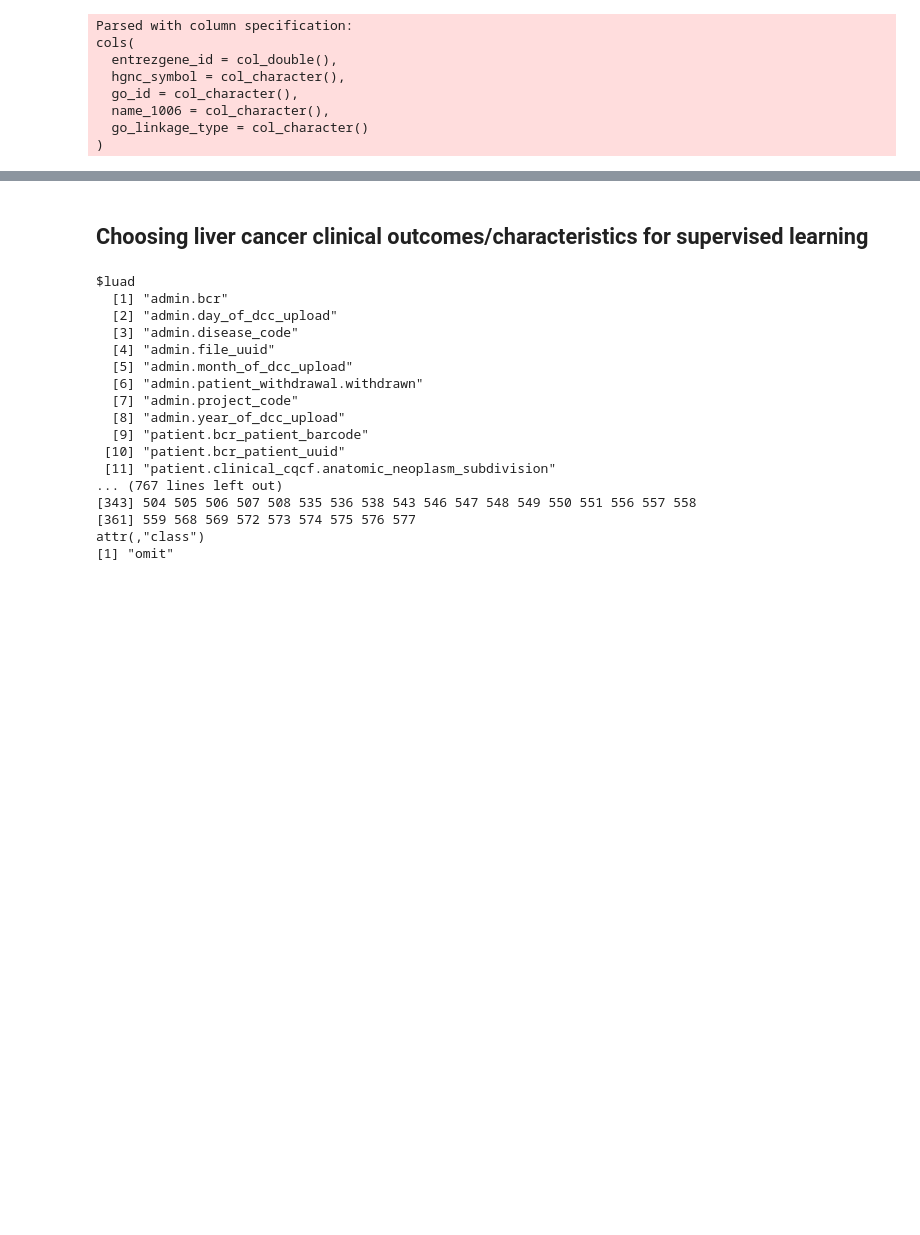
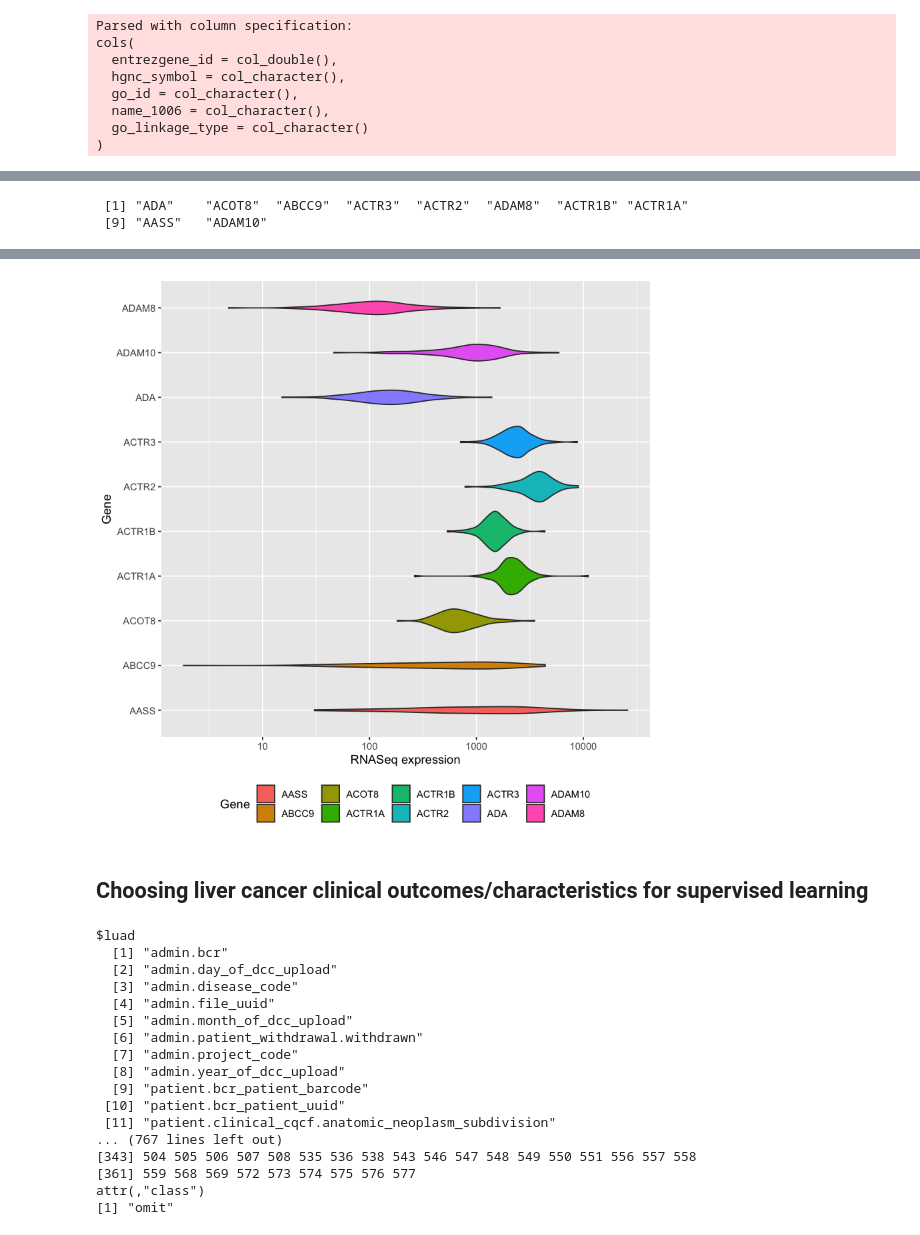
Before and after one commit to sohilsshah91/hacknights, a Jupyter notebook: EDA_TCGA_Liver_Cancer_ngiangre.ipynb, the cells around one changed output, grey strips where cells are left out. Cells and saved outputs as stored; diff of their text form; code cells hidden in the pictures; blank space fills up the shorter version.

```diff
--- a/EDA_TCGA_Liver_Cancer_ngiangre.ipynb
+++ b/EDA_TCGA_Liver_Cancer_ngiangre.ipynb
@@ -467,0 +496,13 @@ df_genes %>% select(A1BG) %>% unlist  %>% unname %>% hist()
+# %%
+df_genes_melted_qs <- df_genes_melted %>%
+group_by(Gene) %>%
+summarize_at(vars(value), funs(!!!p_functions))
+# %%
+go_map <- read_csv('data/gene_ontology_mappings.csv') %>%
+filter(hgnc_symbol %in% colnames(df_genes)) %>%
+select(hgnc_symbol,name_1006) %>%
+distinct()
+
+go_map %>% head()
+
+pathway_table <- table(go_map$name_1006)
@@ -467,0 +527,22 @@ df_genes %>% select(A1BG) %>% unlist  %>% unname %>% hist()
+# %%
+genes <- go_map %>%
+filter(name_1006 %in% names(pathway_table[pathway_table<5 & pathway_table>1])) %>%
+select(hgnc_symbol) %>%
+distinct() %>% head(10) %>%
+unlist %>% unname
+genes
+# %% [output]
+ [1] "ADA"    "ACOT8"  "ABCC9"  "ACTR3"  "ACTR2"  "ADAM8"  "ACTR1B" "ACTR1A"
+ [9] "AASS"   "ADAM10"
+# %%
+df_genes_melted_qs %>%
+gather(Q,value,-Gene) %>%
+filter(Gene %in% genes) %>%
+ggplot() +
+geom_violin(aes(Gene,value,fill=Gene)) +
+labs(y="RNASeq expression") +
+scale_y_log10() +
+coord_flip() +
+theme(
+legend.position = "bottom")
+# %% [output]
@@ -468,3 +552,4 @@ df_genes %>% select(A1BG) %>% unlist  %>% unname %>% hist()
+[figure, added]
 # %% [markdown]
 ## Choosing liver cancer clinical outcomes/characteristics for supervised learning
 # %%
```
Also changed, not shown: parts of 11 cells of this notebook.
